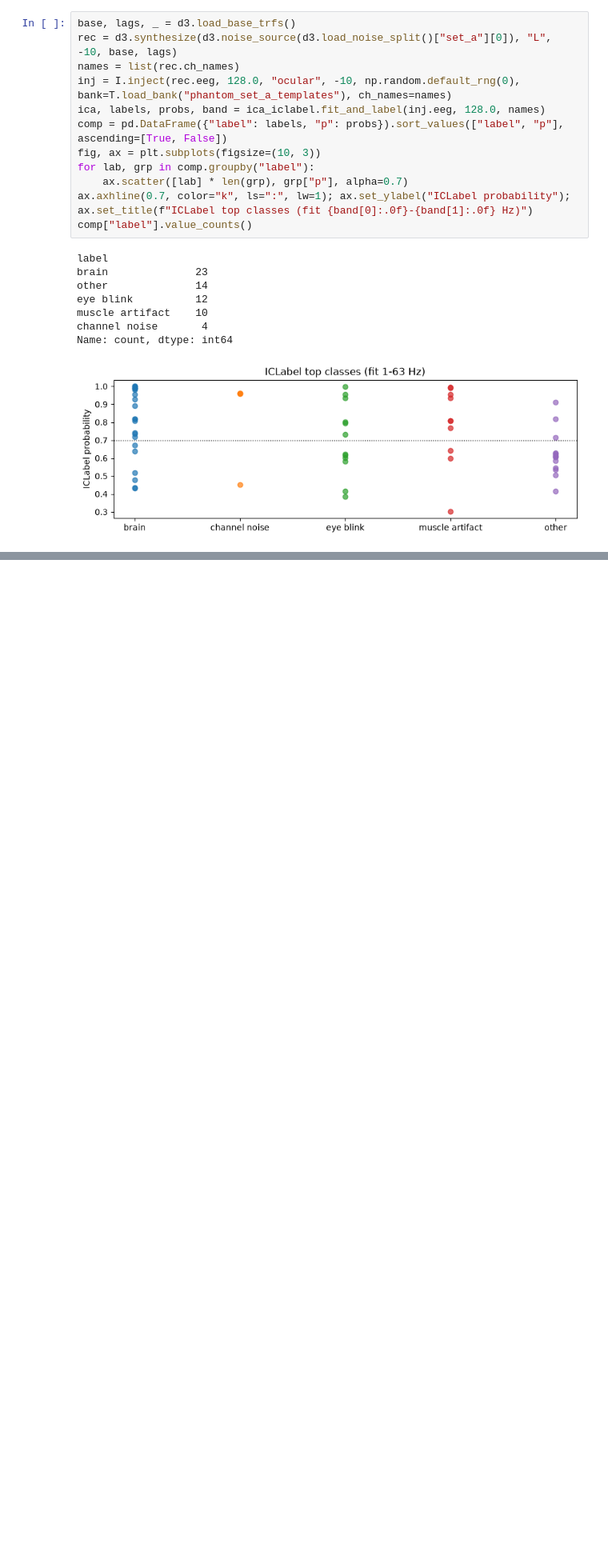
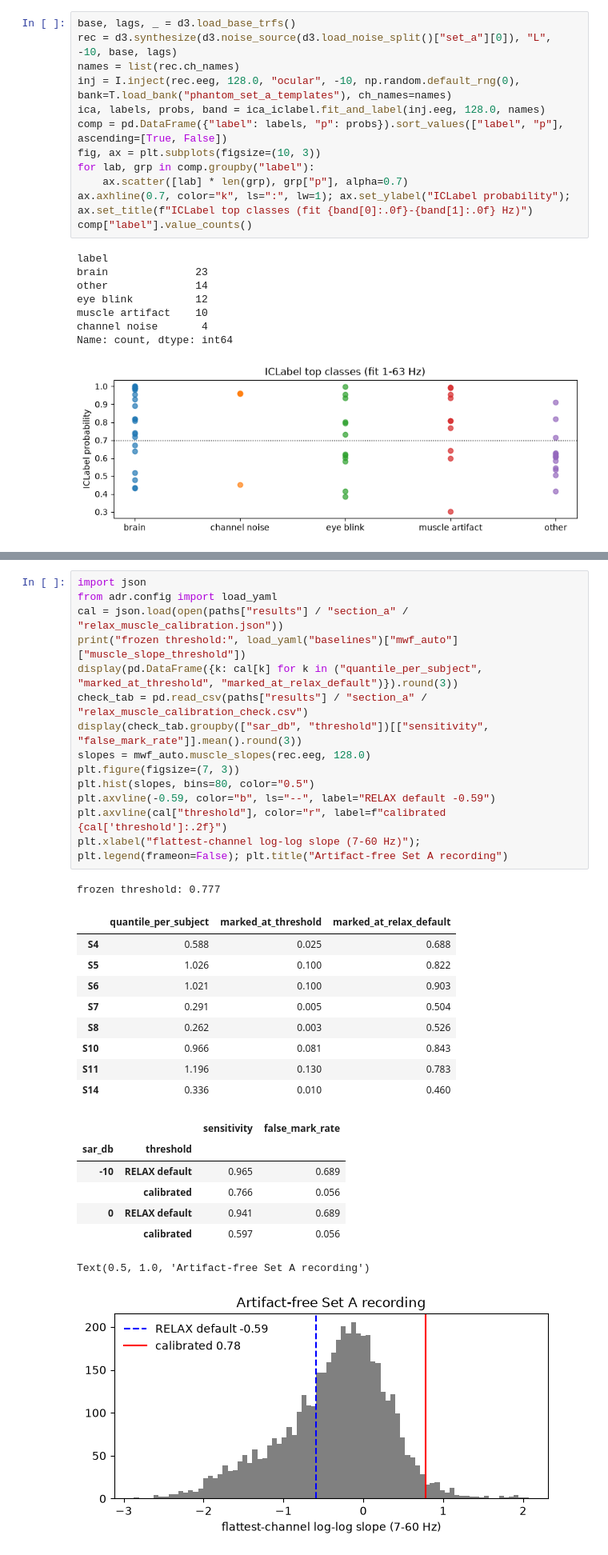
Before and after one commit to Oiggy/cocktail-cortical, a Jupyter notebook: adr/notebooks/07_baselines.ipynb, the cells around one changed output, grey strips where cells are left out. Shown at 80% size. Drawn from its saved outputs; the diff is of its cells as text; blank space fills up the shorter version.

```diff
--- a/adr/notebooks/07_baselines.ipynb
+++ b/adr/notebooks/07_baselines.ipynb
@@ -148,0 +145,33 @@ print({k: round(float(v.mean()), 2) for k, v in flags.items()})
+# %%
+import json
+from adr.config import load_yaml
+cal = json.load(open(paths["results"] / "section_a" / "relax_muscle_calibration.json"))
+print("frozen threshold:", load_yaml("baselines")["mwf_auto"]["muscle_slope_threshold"])
+display(pd.DataFrame({k: cal[k] for k in ("quantile_per_subject", "marked_at_threshold", "marked_at_relax_default")}).round(3))
+check_tab = pd.read_csv(paths["results"] / "section_a" / "relax_muscle_calibration_check.csv")
+display(check_tab.groupby(["sar_db", "threshold"])[["sensitivity", "false_mark_rate"]].mean().round(3))
+slopes = mwf_auto.muscle_slopes(rec.eeg, 128.0)
+plt.figure(figsize=(7, 3))
+plt.hist(slopes, bins=80, color="0.5")
+plt.axvline(-0.59, color="b", ls="--", label="RELAX default -0.59")
+plt.axvline(cal["threshold"], color="r", label=f"calibrated {cal['threshold']:.2f}")
+plt.xlabel("flattest-channel log-log slope (7-60 Hz)"); plt.legend(frameon=False); plt.title("Artifact-free Set A recording")
+# %% [output]
+frozen threshold: 0.777
+|  | quantile_per_subject | marked_at_threshold | marked_at_relax_default |
+| S4 | 0.588 | 0.025 | 0.688 |
+| S5 | 1.026 | 0.100 | 0.822 |
+| S6 | 1.021 | 0.100 | 0.903 |
+| S7 | 0.291 | 0.005 | 0.504 |
+| S8 | 0.262 | 0.003 | 0.526 |
+| S10 | 0.966 | 0.081 | 0.843 |
+| S11 | 1.196 | 0.130 | 0.783 |
+| S14 | 0.336 | 0.010 | 0.460 |
+|  |  | sensitivity | false_mark_rate |
+| sar_db | threshold |  |  |
+| -10 | RELAX default | 0.965 | 0.689 |
+|  | calibrated | 0.766 | 0.056 |
+| 0 | RELAX default | 0.941 | 0.689 |
+|  | calibrated | 0.597 | 0.056 |
+Text(0.5, 1.0, 'Artifact-free Set A recording')
+[figure, added]
```
Also changed, not shown: parts of 4 cells of this notebook, 7 other files.
